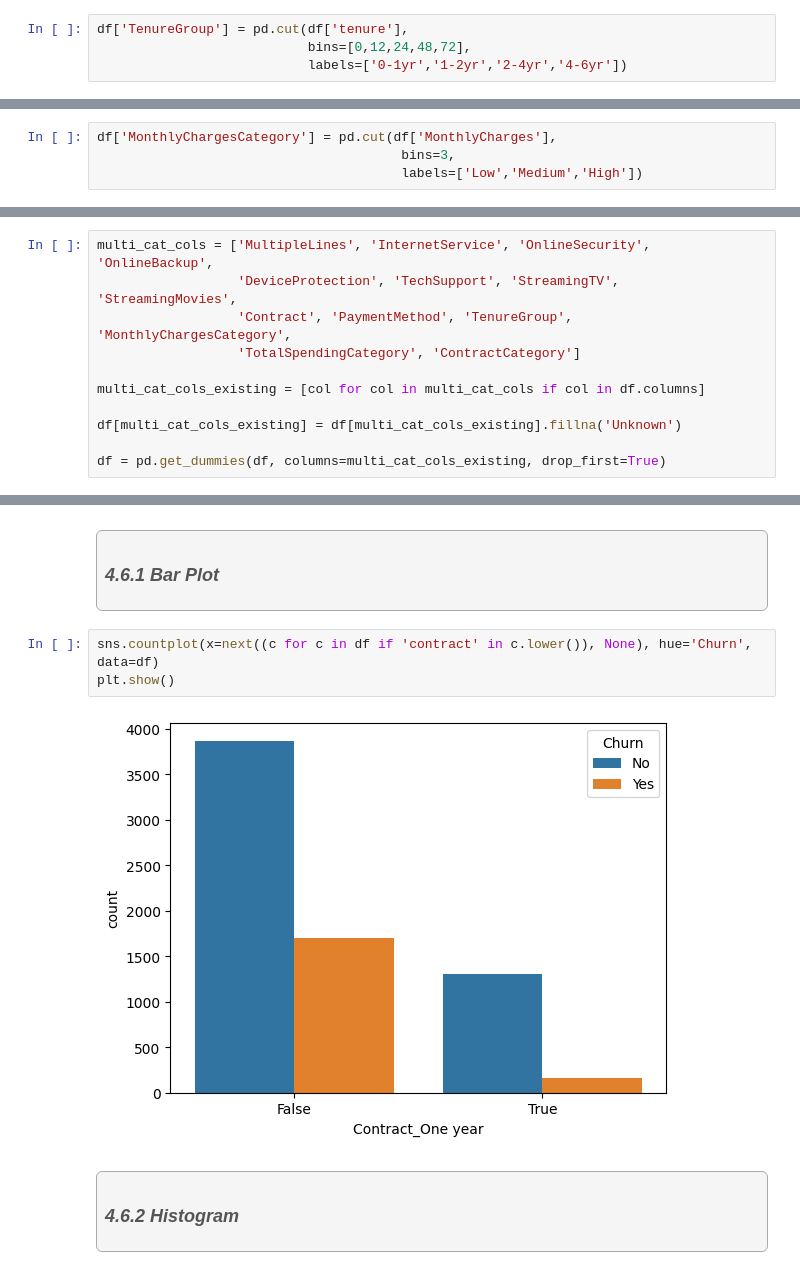
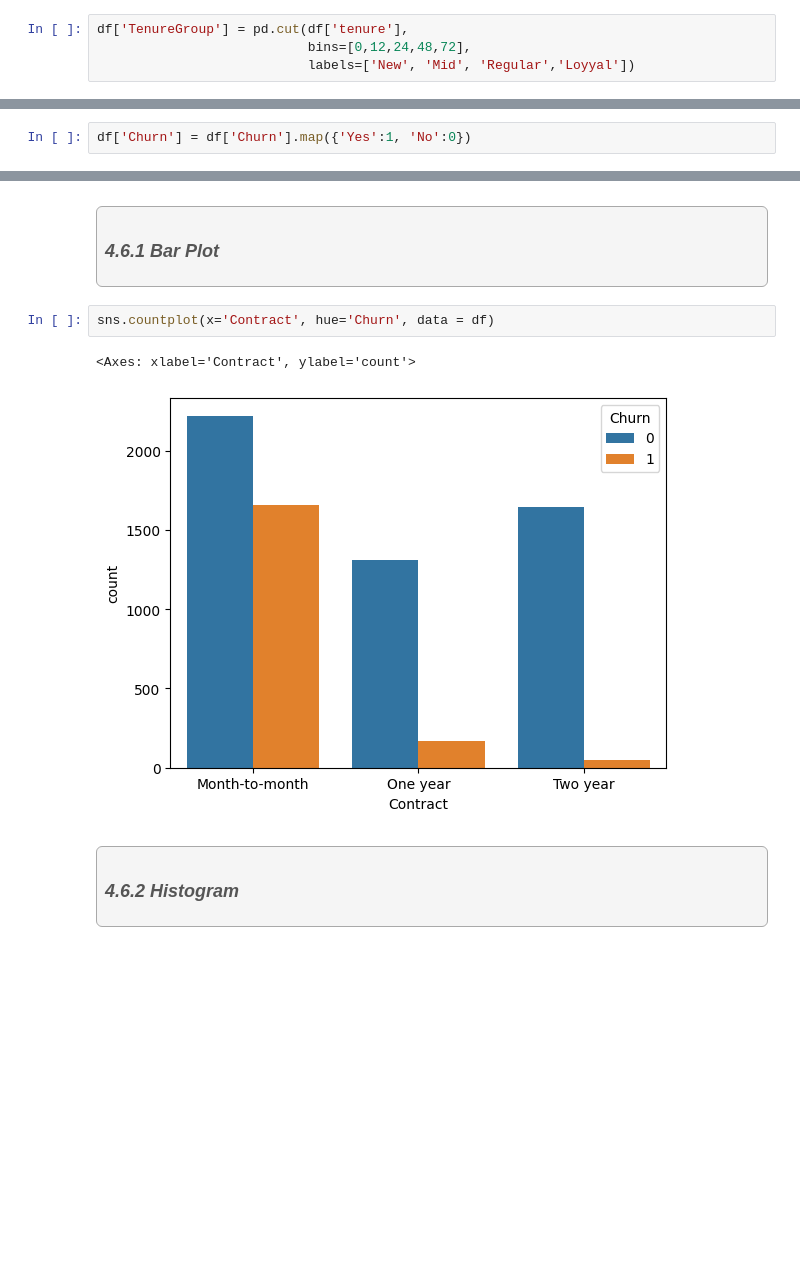
Before and after one commit to aneesofficial/Project-3, a Jupyter notebook: Telecom_Dataset.ipynb, the cells around one changed output, grey strips where cells are left out. Cells and saved outputs as stored; diff of their text form; blank space fills up the shorter version.

```diff
--- a/Telecom_Dataset.ipynb
+++ b/Telecom_Dataset.ipynb
@@ -292,14 +291,10 @@ memory usage: 1.1 MB
 # %%
 df['TenureGroup'] = pd.cut(df['tenure'],
                            bins=[0,12,24,48,72],
-                           labels=['0-1yr','1-2yr','2-4yr','4-6yr'])
+                           labels=['New', 'Mid', 'Regular','Loyyal'])
 # %% [markdown]
 <div style="background-color:#E6F2FF; padding: 10px; border-radius: 8px; box-shadow: 0 1px 3px 0 rgba(0, 0, 0, 0.1); border:1px solid #66C2A5; margin-top: 10px; margin-left: 20px;">
     <h2 style="font-size:20px; font-family:Georgia, serif; color:#333333; text-align: left; margin: 0;">
         3.0 Monthly Charges Category
     </h2>
 </div>
-# %%
-df['MonthlyChargesCategory'] = pd.cut(df['MonthlyCharges'],
-                                       bins=3,
-                                       labels=['Low','Medium','High'])
@@ -341,17 +330,8 @@ df.shape
         3.3 Encode Categorical Variable
     </h2>
 </div>
-# %%
-multi_cat_cols = ['MultipleLines', 'InternetService', 'OnlineSecurity', 'OnlineBackup',
-                  'DeviceProtection', 'TechSupport', 'StreamingTV', 'StreamingMovies',
-                  'Contract', 'PaymentMethod', 'TenureGroup', 'MonthlyChargesCategory',
-                  'TotalSpendingCategory', 'ContractCategory']
-
-multi_cat_cols_existing = [col for col in multi_cat_cols if col in df.columns]
-
-df[multi_cat_cols_existing] = df[multi_cat_cols_existing].fillna('Unknown')
-
-df = pd.get_dummies(df, columns=multi_cat_cols_existing, drop_first=True)
+# %%
+df['Churn'] = df['Churn'].map({'Yes':1, 'No':0})
 # %%
 df.shape
 # %% [output]
@@ -531,10 +500,10 @@ Name: tenure, dtype: float64
     </h3>
 </div>
 # %%
-sns.countplot(x=next((c for c in df if 'contract' in c.lower()), None), hue='Churn', data=df)
-plt.show()
+sns.countplot(x='Contract', hue='Churn', data = df)
 # %% [output]
+<Axes: xlabel='Contract', ylabel='count'>
-[figure, old version]
+[figure, new version]
 # %% [markdown]
 <div style="background-color:#F5F5F5; padding: 8px; border-radius: 6px; box-shadow: 0 1px 2px 0 rgba(0, 0, 0, 0.1); border:1px solid #A9A9A9; margin-top: 8px; margin-left: 40px;">
     <h3 style="font-size:18px; font-family:Georgia, serif; color:#555555; text-align: left; margin: 0; font-style: italic;">
```
Also changed, not shown: parts of 8 cells of this notebook.
